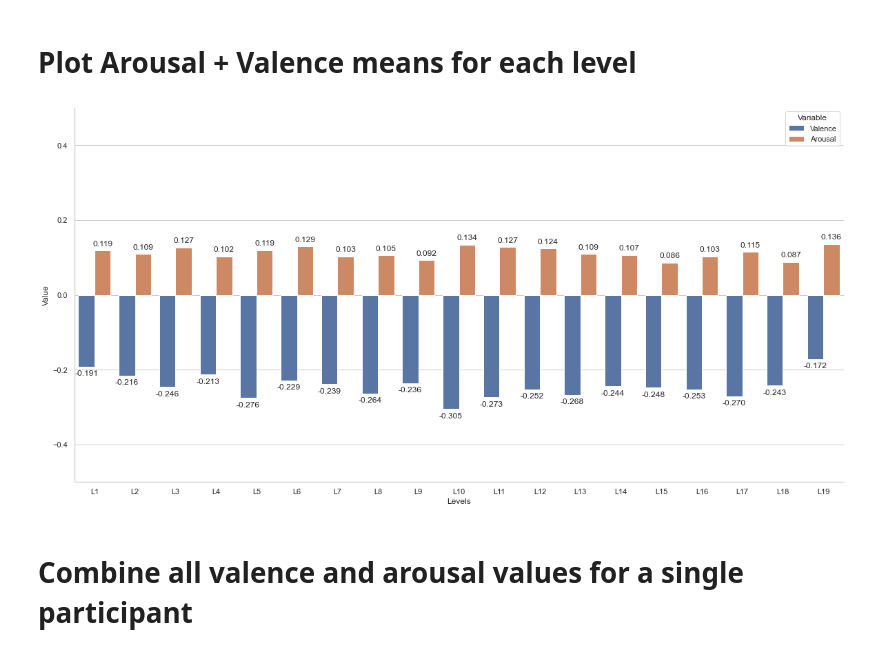
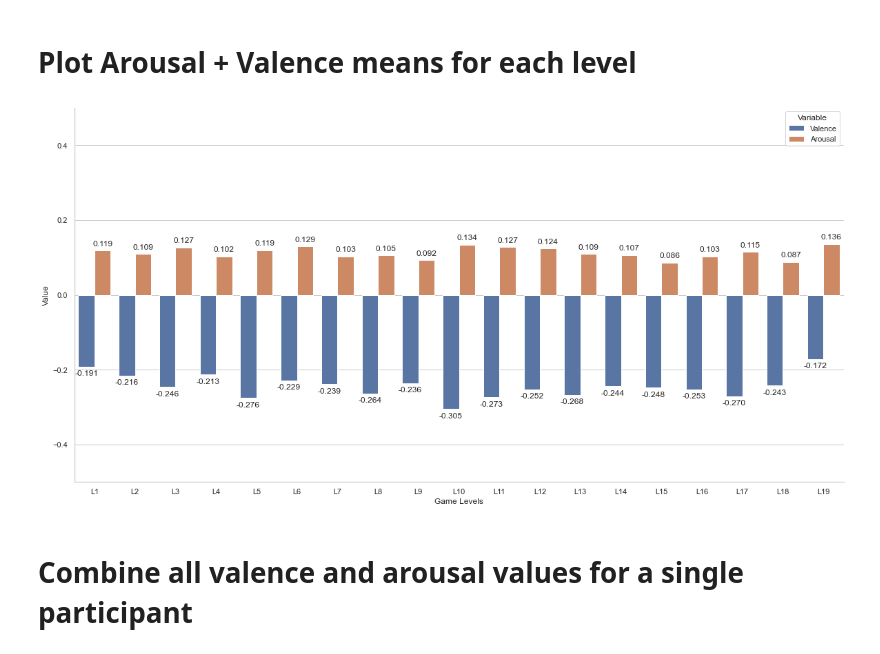
Before and after one commit to dovii/MPC-Data-Analysis, a Jupyter notebook: LevelAnalysis.ipynb, the cells around one changed output. Cells and saved outputs as stored; diff of their text form; code cells hidden in the pictures.

```diff
--- a/LevelAnalysis.ipynb
+++ b/LevelAnalysis.ipynb
@@ -331,37 +331,37 @@ Name: Valence, Length: 10650, dtype: float64
 # %%
 avplot = pd.DataFrame([
         ["L1", level1.iloc[:, 0].mean(), level1.iloc[:, 1].mean()],
         ["L2", level2.iloc[:, 0].mean(), level2.iloc[:, 1].mean()],
         ["L3", level3.iloc[:, 0].mean(), level3.iloc[:, 1].mean()],
         ["L4", level4.iloc[:, 0].mean(), level4.iloc[:, 1].mean()],
         ["L5", level5.iloc[:, 0].mean(), level5.iloc[:, 1].mean()],
         ["L6", level6.iloc[:, 0].mean(), level6.iloc[:, 1].mean()],
         ["L7", level7.iloc[:, 0].mean(), level7.iloc[:, 1].mean()],
         ["L8", level8.iloc[:, 0].mean(), level8.iloc[:, 1].mean()],
         ["L9", level9.iloc[:, 0].mean(), level9.iloc[:, 1].mean()],
         ["L10", level10.iloc[:, 0].mean(), level10.iloc[:, 1].mean()],
         ["L11", level11.iloc[:, 0].mean(), level11.iloc[:, 1].mean()],
         ["L12", level12.iloc[:, 0].mean(), level12.iloc[:, 1].mean()],
         ["L13", level13.iloc[:, 0].mean(), level13.iloc[:, 1].mean()],
         ["L14", level14.iloc[:, 0].mean(), level14.iloc[:, 1].mean()],
         ["L15", level15.iloc[:, 0].mean(), level15.iloc[:, 1].mean()],
         ["L16", level16.iloc[:, 0].mean(), level16.iloc[:, 1].mean()],
         ["L17", level17.iloc[:, 0].mean(), level17.iloc[:, 1].mean()],
         ["L18", level18.iloc[:, 0].mean(), level18.iloc[:, 1].mean()],
         ["L19", level19.iloc[:, 0].mean(), level19.iloc[:, 1].mean()],
         ],
-        columns = ["Levels", "Valence", "Arousal"])
+        columns = ["Game Levels", "Valence", "Arousal"])
 
 fig, ax1 = plt.subplots(figsize=(20, 10))
-tidy = avplot.melt(id_vars='Levels').rename(columns=str.title)
-sns.barplot(x='Levels', y='Value', hue='Variable', data=tidy, ax=ax1)
+tidy = avplot.melt(id_vars='Game Levels').rename(columns=str.title)
+sns.barplot(x='Game Levels', y='Value', hue='Variable', data=tidy, ax=ax1)
 sns.despine(fig)
 ax1.yaxis.grid(True)
 ax1.set_axisbelow(True)
 plt.ylim(bottom = -0.5,top = 0.5)
 add_value_labels(ax1)
 # %% [output]
-[figure, old version]
+[figure, new version]
 # %% [markdown]
 # Combine all valence and arousal values for a single participant
 # %%
```
Also changed, not shown: parts of 7 cells of this notebook.
